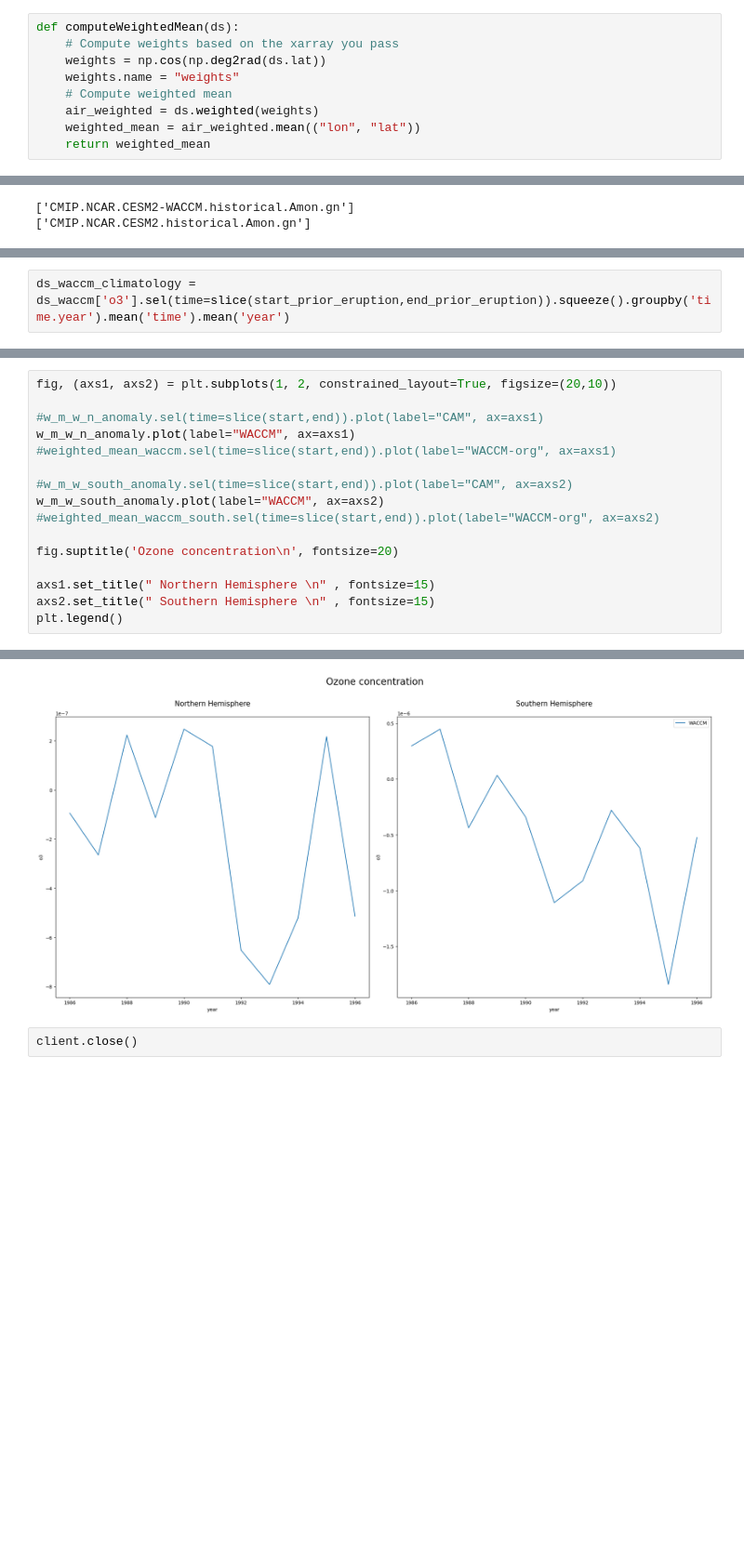
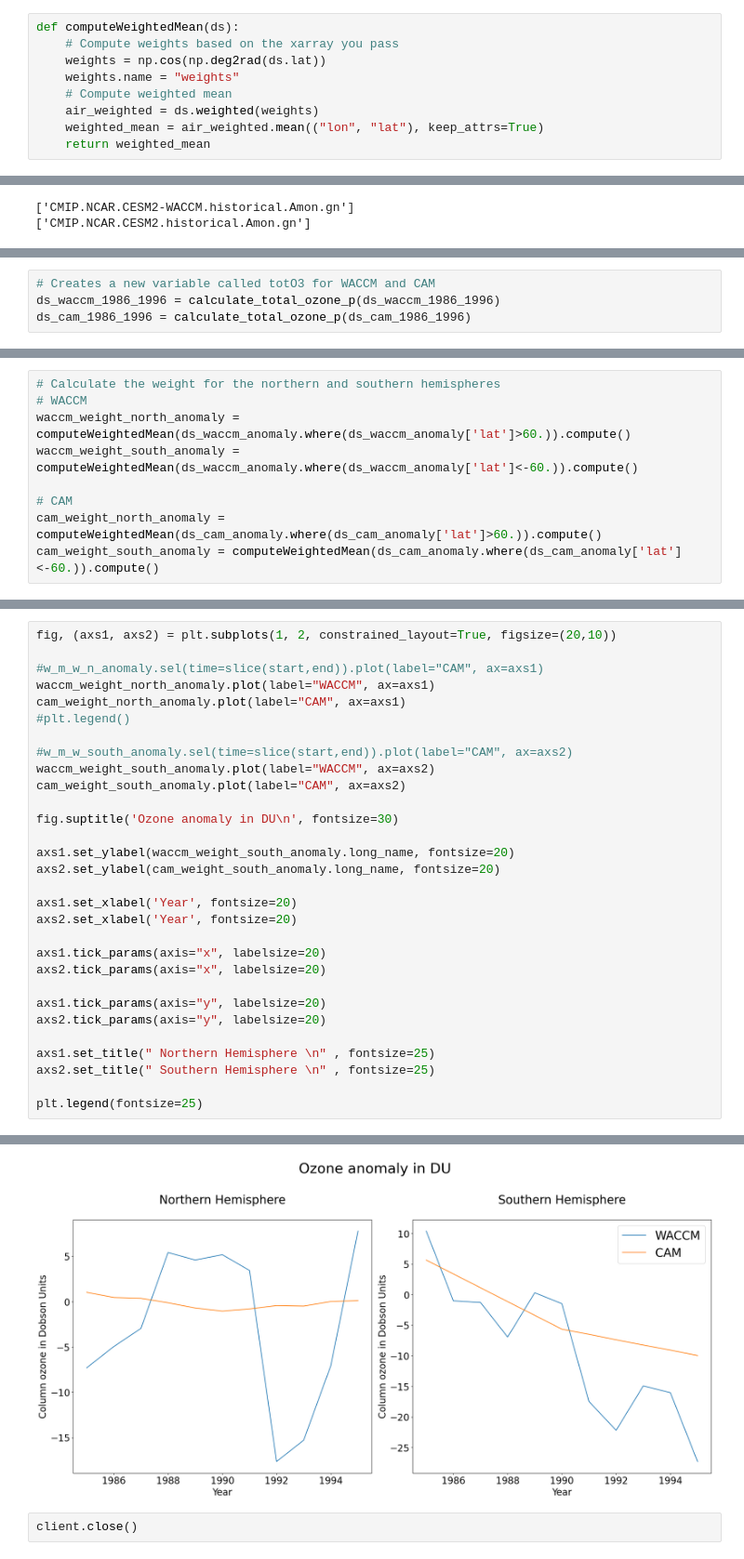
Before and after one commit to eScience-course/Tjaernoe2022-group2, a Jupyter notebook: Emma/O3_CMIP6.ipynb, the cells around one changed output, grey strips where cells are left out. Shown at 93% size. Drawn from its saved outputs; the diff is of its cells as text; blank space fills up the shorter version.

```diff
--- a/Emma/O3_CMIP6.ipynb
+++ b/Emma/O3_CMIP6.ipynb
@@ -24,7 +28,7 @@ def computeWeightedMean(ds):
     weights.name = "weights"
     # Compute weighted mean
     air_weighted = ds.weighted(weights)
-    weighted_mean = air_weighted.mean(("lon", "lat"))
+    weighted_mean = air_weighted.mean(("lon", "lat"), keep_attrs=True)
     return weighted_mean
 # %% [markdown]
 ## Open CMIP6 online catalog & download desired data
@@ -78,0 +104,4 @@ ds_cam = ds_dict_cam['CMIP.NCAR.CESM2.historical.Amon.gn']
+# %%
+# Creates a new variable called totO3 for WACCM and CAM
+ds_waccm_1986_1996 = calculate_total_ozone_p(ds_waccm_1986_1996)
+ds_cam_1986_1996 = calculate_total_ozone_p(ds_cam_1986_1996)
@@ -176,2 +242,9 @@ Attributes:
 # %%
-ds_waccm_climatology = ds_waccm['o3'].sel(time=slice(start_prior_eruption,end_prior_eruption)).squeeze().groupby('time.year').mean('time').mean('year')
+# Calculate the weight for the northern and southern hemispheres
+# WACCM
+waccm_weight_north_anomaly = computeWeightedMean(ds_waccm_anomaly.where(ds_waccm_anomaly['lat']>60.)).compute()
+waccm_weight_south_anomaly = computeWeightedMean(ds_waccm_anomaly.where(ds_waccm_anomaly['lat']<-60.)).compute()
+
+# CAM
+cam_weight_north_anomaly = computeWeightedMean(ds_cam_anomaly.where(ds_cam_anomaly['lat']>60.)).compute()
+cam_weight_south_anomaly = computeWeightedMean(ds_cam_anomaly.where(ds_cam_anomaly['lat']<-60.)).compute()
@@ -229,21 +251,35 @@ print(ds_waccm.o3.sel(time=start_prior_eruption, method='nearest').mean().values
 # %%
 fig, (axs1, axs2) = plt.subplots(1, 2, constrained_layout=True, figsize=(20,10))
 
 #w_m_w_n_anomaly.sel(time=slice(start,end)).plot(label="CAM", ax=axs1)
-w_m_w_n_anomaly.plot(label="WACCM", ax=axs1)
-#weighted_mean_waccm.sel(time=slice(start,end)).plot(label="WACCM-org", ax=axs1)
+waccm_weight_north_anomaly.plot(label="WACCM", ax=axs1)
+cam_weight_north_anomaly.plot(label="CAM", ax=axs1)
+#plt.legend()
 
 #w_m_w_south_anomaly.sel(time=slice(start,end)).plot(label="CAM", ax=axs2)
-w_m_w_south_anomaly.plot(label="WACCM", ax=axs2)
-#weighted_mean_waccm_south.sel(time=slice(start,end)).plot(label="WACCM-org", ax=axs2)
+waccm_weight_south_anomaly.plot(label="WACCM", ax=axs2)
+cam_weight_south_anomaly.plot(label="CAM", ax=axs2)
 
-fig.suptitle('Ozone concentration\n', fontsize=20)
+fig.suptitle('Ozone anomaly in DU\n', fontsize=30)
 
-axs1.set_title(" Northern Hemisphere \n" , fontsize=15)
-axs2.set_title(" Southern Hemisphere \n" , fontsize=15)
-plt.legend()
+axs1.set_ylabel(waccm_weight_south_anomaly.long_name, fontsize=20)
+axs2.set_ylabel(cam_weight_south_anomaly.long_name, fontsize=20)
+
+axs1.set_xlabel('Year', fontsize=20)
+axs2.set_xlabel('Year', fontsize=20)
+
+axs1.tick_params(axis="x", labelsize=20)
+axs2.tick_params(axis="x", labelsize=20)
+
+axs1.tick_params(axis="y", labelsize=20)
+axs2.tick_params(axis="y", labelsize=20)
+
+axs1.set_title(" Northern Hemisphere \n" , fontsize=25)
+axs2.set_title(" Southern Hemisphere \n" , fontsize=25)
+
+plt.legend(fontsize=25)
 # %% [output]
 <matplotlib.legend.Legend at 0x...>
-[figure, old version]
+[figure, new version]
 # %%
 client.close()
```
Also changed, not shown: parts of 31 cells of this notebook, 3 other files.
